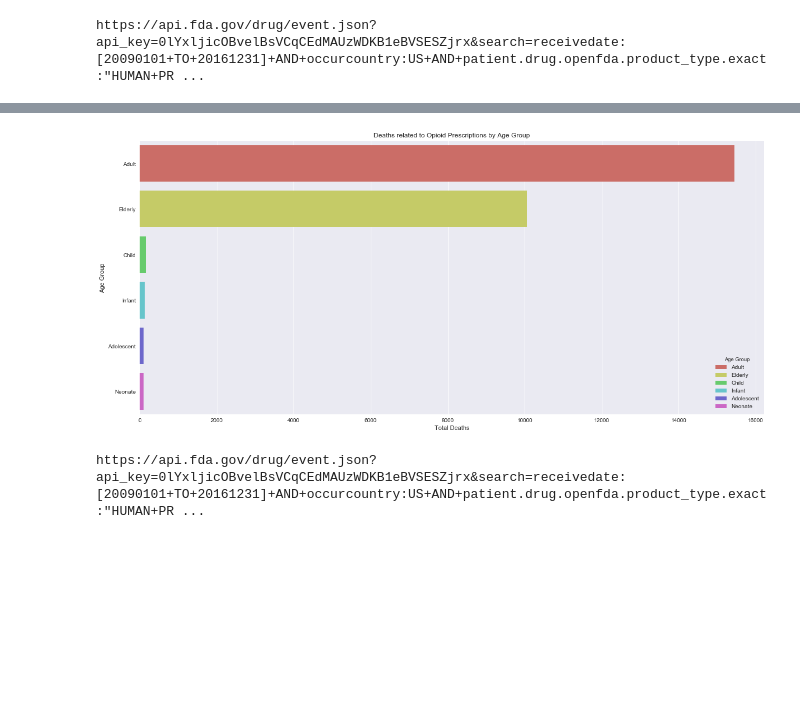
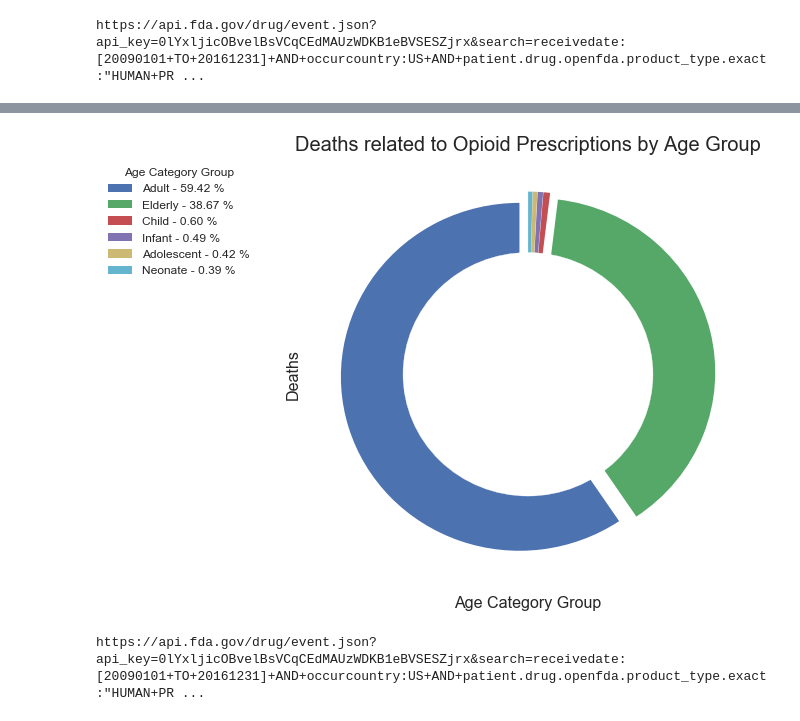
Before and after one commit to DataSteph/Opioid-Analysis-, a Jupyter notebook: FDAApi.ipynb, the cells around one changed output, grey strips where cells are left out. Drawn from its saved outputs; the diff is of its cells as text; code cells hidden in the pictures; blank space fills up the shorter version.

```diff
--- a/FDAApi.ipynb
+++ b/FDAApi.ipynb
@@ -166,26 +170,50 @@ pd_age_category
 | 3 | Infant | 128 |
 | 4 | Adolescent | 108 |
 | 5 | Neonate | 102 |
-# %%
-#x_axis = np.arange(pd_age_category['Count'].max() + 100, 250)
-sns.set(color_codes=True)
-#ax5 = sns.regplot(x="Latitude", y="Max Temp", data=weather_df, color="r", scatter='true')
-#ax5.set_title("City Latitude vs Max Temperature (03/01/2018)")
-#ax5.set_ylabel("Max Temperature (F)")
-#fig = ax5.get_figure()
-#fig.savefig("MaxvsLatitudeSeaborn.png")
-a_dims = (20, 9)
-fig, ax = plt.subplots(figsize=a_dims)
-sns.barplot(ax=ax, x='Total Deaths',y='Age Group', data=pd_age_category, palette="hls", hue="Age Group", dodge=False)
-ax.set_autoscale_on(True)
-ax.set_title("Deaths related to Opioid Prescriptions by Age Group")
-fig = ax.get_figure()
-fig.savefig("DeathsAgeGroupPrescription.png")
-#sns.countplot(ax=ax ,y='Total Deaths', hue="Age Group", data=pd_age_category,palette="hls")
-#ax.legend(labels=pd_age_category['Age Group'],loc="best", fancybox=True)
-#plt.legend((urban, suburban, rural), labels, loc="best", fancybox=True)
-# %% [output]
-[figure, removed]
+# %%
+# Calculate Age Category Percents
+total_deaths_age = pd_age_category['Total Deaths'].sum()
+age_group_percentages=round((pd_age_category['Total Deaths'] / total_deaths_age) * 100, 2)
+# %%
+#x_axis = np.arange(pd_age_category['Count'].max() + 100, 250)
+x = pd_age_category['Age Group']
+y = np.array(pd_age_category['Total Deaths'])
+sns.set(color_codes=True)
+explode = [0.05] * len(age_group_percentages)
+fig2, ax2 = plt.subplots(figsize=(8,8))
+my_circle1 = plt.Circle((0,0), 0.7, color="white")
+
+
+patches, texts = ax2.pie(age_group_percentages, explode=explode, startangle=90, pctdistance=0.85)
+
+#ax.set_title("Deaths by Gender due to prescribed drugs")
+p=plt.gcf()
+p.gca().add_artist(my_circle1)
+plt.title("Deaths related to Opioid Prescriptions by Age Group", size = 20)
+plt.xlabel("Age Category Group", size=16)
+plt.ylabel("Deaths", size=16)
+
+# Create a legend
+labels = ['{0} - {1:1.2f} %'.format(i,j) for i,j in zip(x, age_group_percentages)]
+
+sort_legend = True
+if sort_legend:
+    patches, labels, dummy =  zip(*sorted(zip(patches, labels, y),
+                                          key=lambda x: x[2],
+                                          reverse=True))
+
+plt.legend(patches, labels, loc='best', bbox_to_anchor=(-0.1, 1.),
+           fontsize=12, title='Age Category Group', fancybox=True)
+
+plt.savefig('piechart.png', bbox_inches='tight')
+
+
+ax2.set_autoscale_on(True)
+
+fig2 = ax2.get_figure()
+fig2.savefig("DeathsAgeGroupPrescription.png")
+# %% [output]
+[figure, added]
 # %%
 search_fields ='receivedate:[20090101+TO+20161231]+AND+occurcountry:US+AND+'\
                'patient.drug.openfda.product_type.exact:\"HUMAN+PRESCRIPTION+DRUG\"'
```
Also changed, not shown: parts of 11 cells of this notebook, 4 other files.
